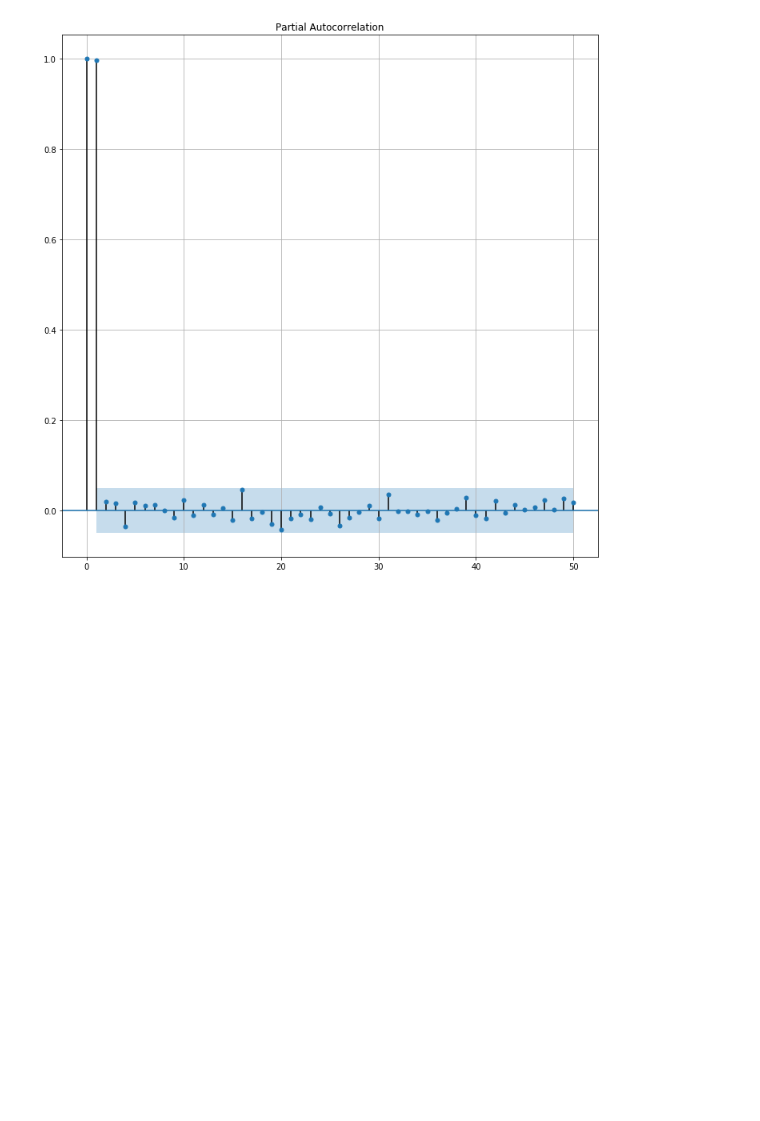
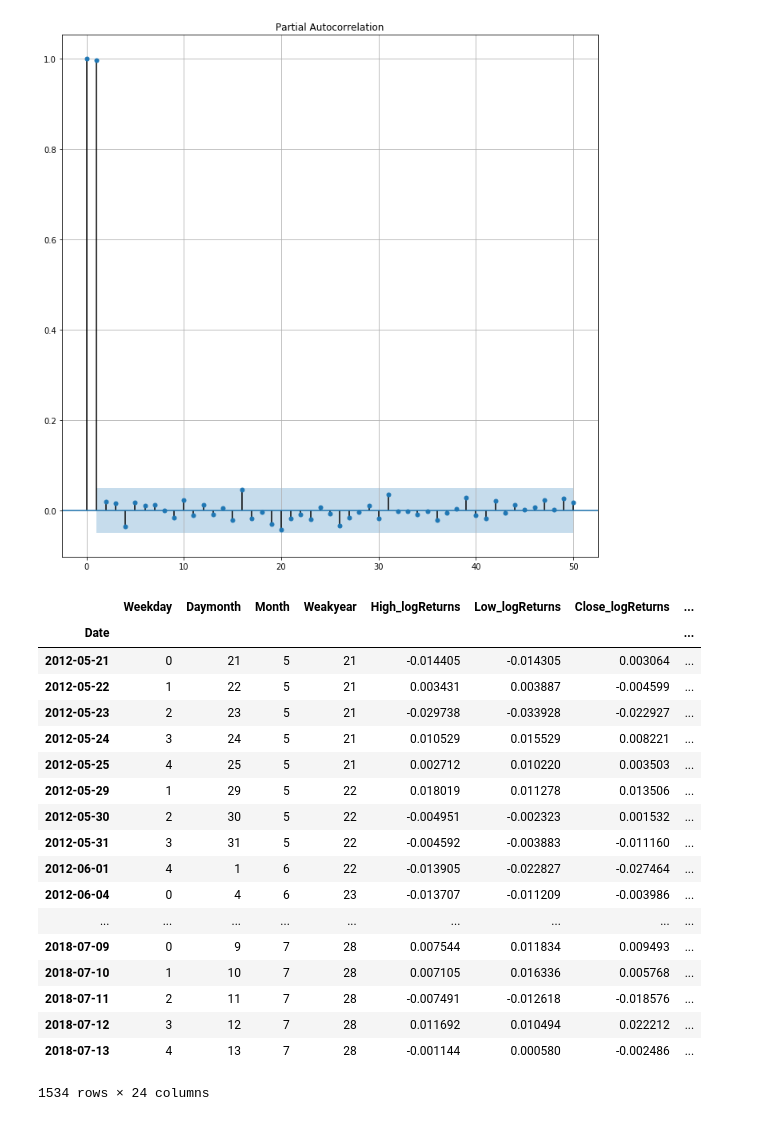
Before and after one commit to profiler84/algotrading, a Jupyter notebook: getData.ipynb, the cells around one changed output. Saved outputs shown, nothing was run; the diff lists cells and outputs as text; code cells hidden in the pictures; blank space fills up the shorter version.

```diff
--- a/getData.ipynb
+++ b/getData.ipynb
@@ -170,5 +204,8 @@ result['TSI_Scaled'] =  result['TSI_Scaled'].replace(-1,0)
 result = result.drop('TSI', axis=1)
 result = result.drop('ATR', axis=1)
 result = result.drop('OBV', axis=1)
+result = result.drop('TradingRange', axis=1)
+result = result.drop('HighestHigh', axis=1)
+result = result.drop('LowestLow', axis=1)
 # delete 0 values
 result = result[result.TSI_Scaled != 0]
@@ -363,3 +385,25 @@ plot_pacf(series, lags=50,use_vlines=True)
 plt.grid(True)
 # %% [output]
 [figure]
+# %%
+train_data
+# %% [output]
+|  | Weekday | Daymonth | Month | Weakyear | High_logReturns | Low_logReturns | Close_logReturns | ... |
+| Date |  |  |  |  |  |  |  | ... |
+| 2012-05-21 | 0 | 21 | 5 | 21 | -0.014405 | -0.014305 | 0.003064 | ... |
+| 2012-05-22 | 1 | 22 | 5 | 21 | 0.003431 | 0.003887 | -0.004599 | ... |
+| 2012-05-23 | 2 | 23 | 5 | 21 | -0.029738 | -0.033928 | -0.022927 | ... |
+| 2012-05-24 | 3 | 24 | 5 | 21 | 0.010529 | 0.015529 | 0.008221 | ... |
+| 2012-05-25 | 4 | 25 | 5 | 21 | 0.002712 | 0.010220 | 0.003503 | ... |
+| 2012-05-29 | 1 | 29 | 5 | 22 | 0.018019 | 0.011278 | 0.013506 | ... |
+| 2012-05-30 | 2 | 30 | 5 | 22 | -0.004951 | -0.002323 | 0.001532 | ... |
+| 2012-05-31 | 3 | 31 | 5 | 22 | -0.004592 | -0.003883 | -0.011160 | ... |
+| 2012-06-01 | 4 | 1 | 6 | 22 | -0.013905 | -0.022827 | -0.027464 | ... |
+| 2012-06-04 | 0 | 4 | 6 | 23 | -0.013707 | -0.011209 | -0.003986 | ... |
+| ... | ... | ... | ... | ... | ... | ... | ... | ... |
+| 2018-07-09 | 0 | 9 | 7 | 28 | 0.007544 | 0.011834 | 0.009493 | ... |
+| 2018-07-10 | 1 | 10 | 7 | 28 | 0.007105 | 0.016336 | 0.005768 | ... |
+| 2018-07-11 | 2 | 11 | 7 | 28 | -0.007491 | -0.012618 | -0.018576 | ... |
+| 2018-07-12 | 3 | 12 | 7 | 28 | 0.011692 | 0.010494 | 0.022212 | ... |
+| 2018-07-13 | 4 | 13 | 7 | 28 | -0.001144 | 0.000580 | -0.002486 | ... |
+1534 rows × 24 columns
```
Also changed, not shown: parts of 9 cells of this notebook.
